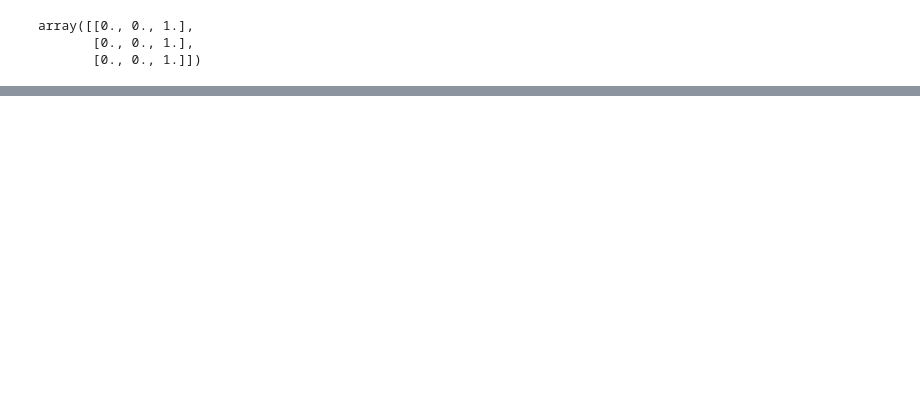
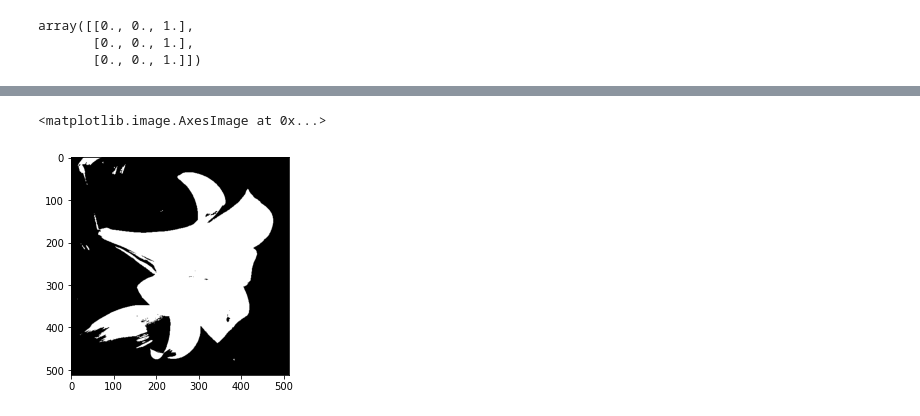
Before and after one commit to RealisticDeadpool/ml-basic-repo, a Jupyter notebook: small-practise/demo_数据预处理.ipynb, the cells around one changed output, grey strips where cells are left out. Drawn from its saved outputs; the diff is of its cells as text; code cells hidden in the pictures; blank space fills up the shorter version.

```diff
--- a/small-practise/demo_数据预处理.ipynb
+++ b/small-practise/demo_数据预处理.ipynb
@@ -105,0 +116,8 @@ img.shape #可以看这张图片多大
+# %%
+#对这个图片进行二值化处理
+bin = sp.Binarizer(threshold = 127)
+r = bin.transform(img)
+plt.imshow(r, cmap='gray')#cmap='gray'意思是显示灰度图像
+# %% [output]
+<matplotlib.image.AxesImage at 0x...>
+[figure, added]
```
Also changed, not shown: parts of 3 cells of this notebook, 1 other file.
